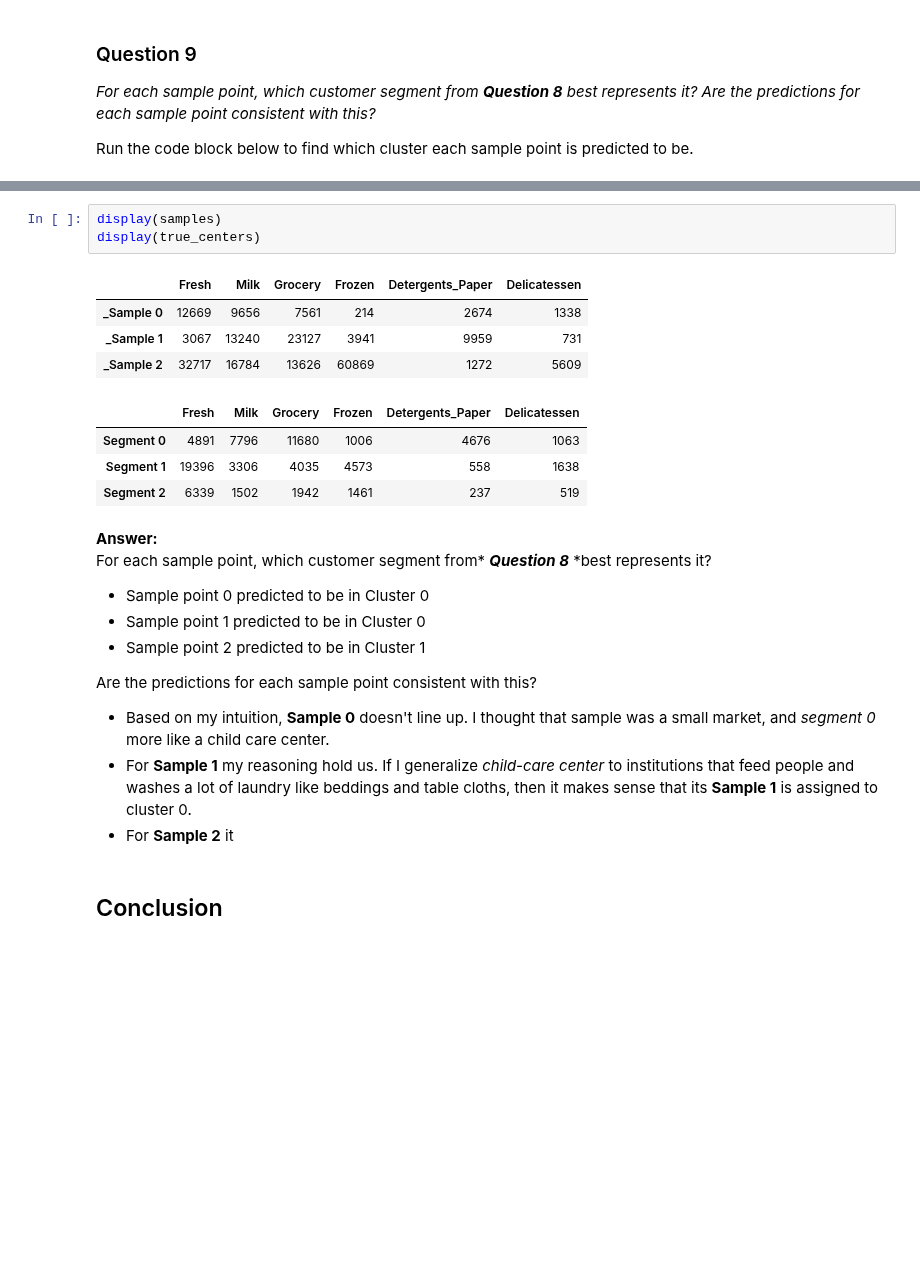
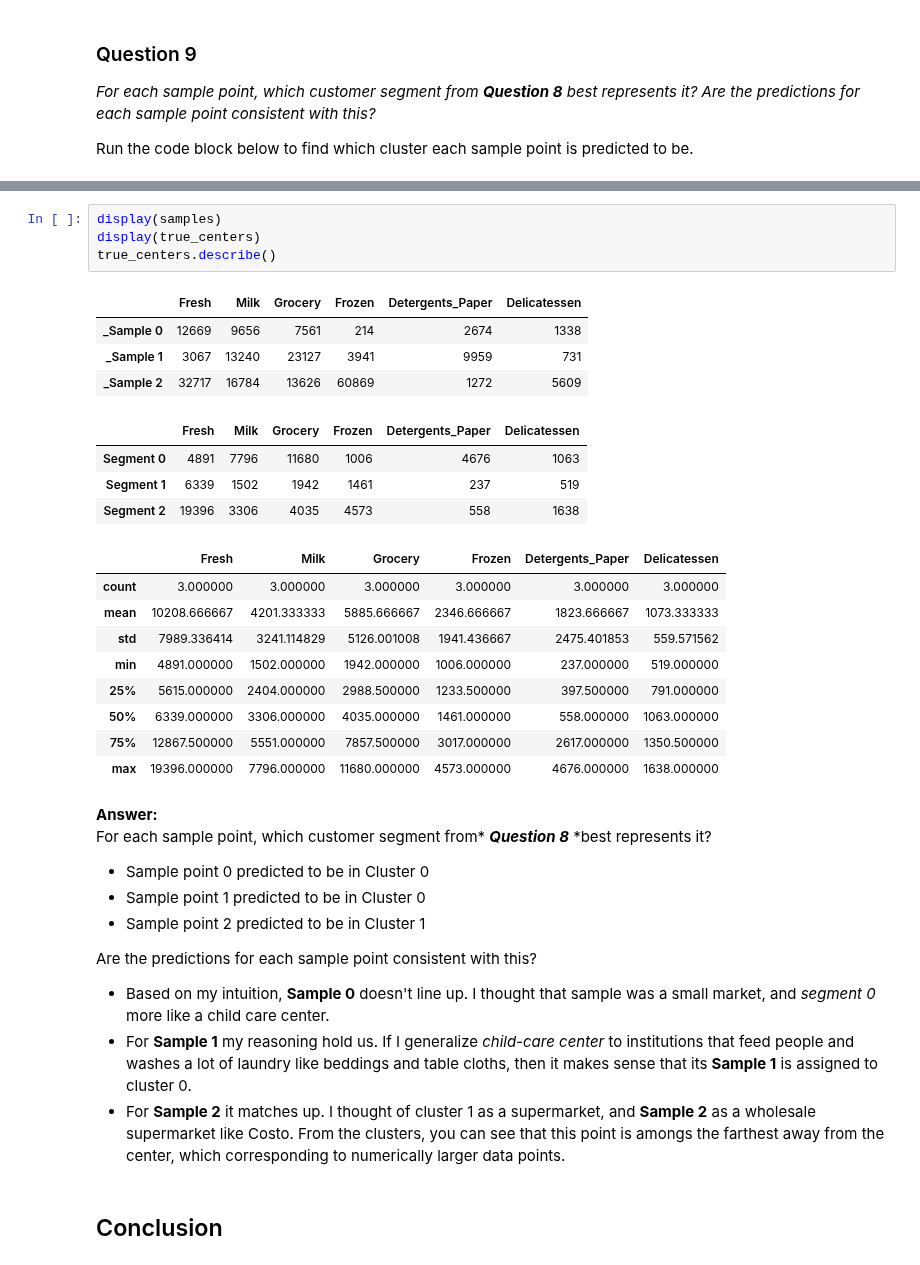
Before and after one commit to omoju/creatingCustomerSegments, a Jupyter notebook: customerSegments.ipynb, the cells around one changed output, grey strips where cells are left out. Cells and saved outputs as stored; diff of their text form; blank space fills up the shorter version.

```diff
--- a/customerSegments.ipynb
+++ b/customerSegments.ipynb
@@ -643,15 +643,25 @@ Sample point 2 predicted to be in Cluster 1
 # %%
 display(samples)
 display(true_centers)
+true_centers.describe()
 # %% [output]
 |  | Fresh | Milk | Grocery | Frozen | Detergents_Paper | Delicatessen |
 | _Sample 0 | 12669 | 9656 | 7561 | 214 | 2674 | 1338 |
 | _Sample 1 | 3067 | 13240 | 23127 | 3941 | 9959 | 731 |
 | _Sample 2 | 32717 | 16784 | 13626 | 60869 | 1272 | 5609 |
 |  | Fresh | Milk | Grocery | Frozen | Detergents_Paper | Delicatessen |
 | Segment 0 | 4891 | 7796 | 11680 | 1006 | 4676 | 1063 |
-| Segment 1 | 19396 | 3306 | 4035 | 4573 | 558 | 1638 |
-| Segment 2 | 6339 | 1502 | 1942 | 1461 | 237 | 519 |
+| Segment 1 | 6339 | 1502 | 1942 | 1461 | 237 | 519 |
+| Segment 2 | 19396 | 3306 | 4035 | 4573 | 558 | 1638 |
+|  | Fresh | Milk | Grocery | Frozen | Detergents_Paper | Delicatessen |
+| count | 3.000000 | 3.000000 | 3.000000 | 3.000000 | 3.000000 | 3.000000 |
+| mean | 10208.666667 | 4201.333333 | 5885.666667 | 2346.666667 | 1823.666667 | 1073.333333 |
+| std | 7989.336414 | 3241.114829 | 5126.001008 | 1941.436667 | 2475.401853 | 559.571562 |
+| min | 4891.000000 | 1502.000000 | 1942.000000 | 1006.000000 | 237.000000 | 519.000000 |
+| 25% | 5615.000000 | 2404.000000 | 2988.500000 | 1233.500000 | 397.500000 | 791.000000 |
+| 50% | 6339.000000 | 3306.000000 | 4035.000000 | 1461.000000 | 558.000000 | 1063.000000 |
+| 75% | 12867.500000 | 5551.000000 | 7857.500000 | 3017.000000 | 2617.000000 | 1350.500000 |
+| max | 19396.000000 | 7796.000000 | 11680.000000 | 4573.000000 | 4676.000000 | 1638.000000 |
 # %% [markdown]
 **Answer:**
 For each sample point, which customer segment from* ***Question 8*** *best represents it?
@@ -662,7 +672,7 @@ For each sample point, which customer segment from* ***Question 8*** *best repre
 Are the predictions for each sample point consistent with this?
 - Based on my intuition, **Sample 0** doesn't line up. I thought that sample was a small market, and *segment 0* more like a child care center.
 - For **Sample 1** my reasoning hold us. If I generalize *child-care center* to institutions that feed people and washes a lot of laundry like beddings and table cloths, then it makes sense that its **Sample 1** is assigned to cluster 0.
-- For **Sample 2** it
+- For **Sample 2** it matches up. I thought of cluster 1 as a supermarket, and **Sample 2** as a wholesale supermarket like Costo. From the clusters, you can see that this point is amongs the farthest away from the center, which corresponding to numerically larger data points.
 # %% [markdown]
 ## Conclusion
 # %% [markdown]
```
Also changed, not shown: parts of 6 cells of this notebook.
